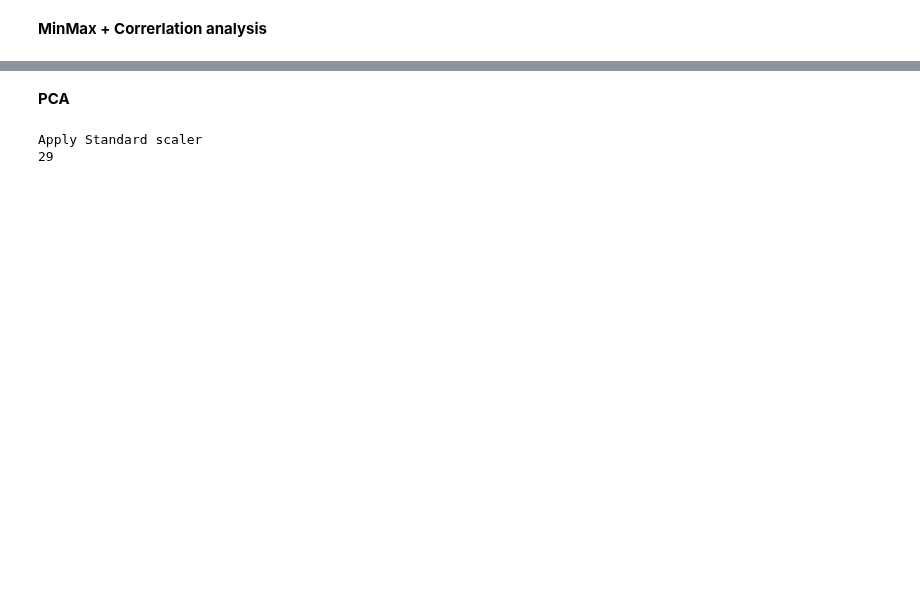
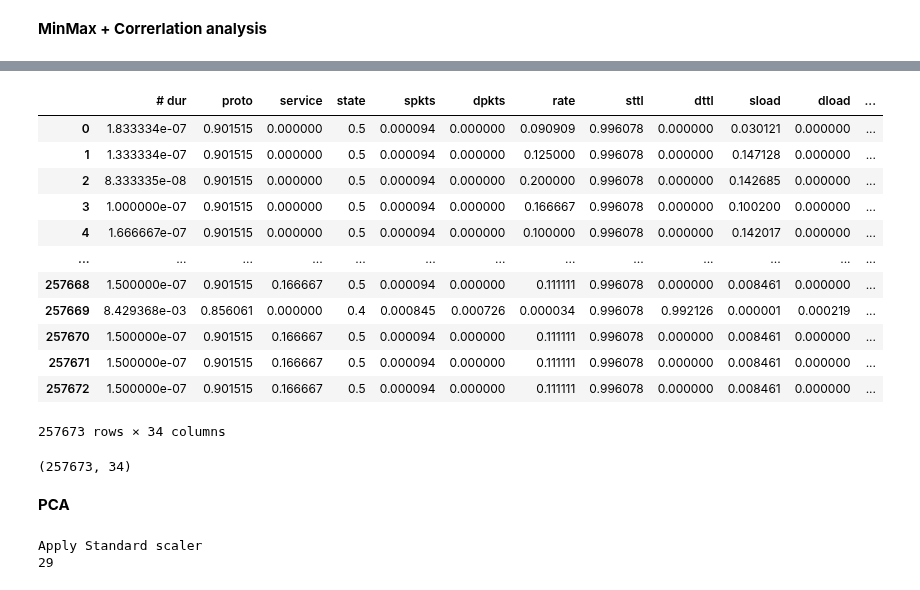
Before and after one commit to divyaKh/CMPE255Project, a Jupyter notebook: 4.Preprocessing/pre_processing.ipynb, the cells around one changed output, grey strips where cells are left out. Cells and saved outputs as stored; diff of their text form; code cells hidden in the pictures; blank space fills up the shorter version.

```diff
--- a/4.Preprocessing/pre_processing.ipynb
+++ b/4.Preprocessing/pre_processing.ipynb
@@ -207,3 +228,23 @@ df.to_csv('dataset_minmax_corr.csv', index=False)
+# %%
+df
+# %% [output]
+|  | # dur | proto | service | state | spkts | dpkts | rate | sttl | dttl | sload | dload | ... |
+| 0 | 1.833334e-07 | 0.901515 | 0.000000 | 0.5 | 0.000094 | 0.000000 | 0.090909 | 0.996078 | 0.000000 | 0.030121 | 0.000000 | ... |
+| 1 | 1.333334e-07 | 0.901515 | 0.000000 | 0.5 | 0.000094 | 0.000000 | 0.125000 | 0.996078 | 0.000000 | 0.147128 | 0.000000 | ... |
+| 2 | 8.333335e-08 | 0.901515 | 0.000000 | 0.5 | 0.000094 | 0.000000 | 0.200000 | 0.996078 | 0.000000 | 0.142685 | 0.000000 | ... |
+| 3 | 1.000000e-07 | 0.901515 | 0.000000 | 0.5 | 0.000094 | 0.000000 | 0.166667 | 0.996078 | 0.000000 | 0.100200 | 0.000000 | ... |
+| 4 | 1.666667e-07 | 0.901515 | 0.000000 | 0.5 | 0.000094 | 0.000000 | 0.100000 | 0.996078 | 0.000000 | 0.142017 | 0.000000 | ... |
+| ... | ... | ... | ... | ... | ... | ... | ... | ... | ... | ... | ... | ... |
+| 257668 | 1.500000e-07 | 0.901515 | 0.166667 | 0.5 | 0.000094 | 0.000000 | 0.111111 | 0.996078 | 0.000000 | 0.008461 | 0.000000 | ... |
+| 257669 | 8.429368e-03 | 0.856061 | 0.000000 | 0.4 | 0.000845 | 0.000726 | 0.000034 | 0.996078 | 0.992126 | 0.000001 | 0.000219 | ... |
+| 257670 | 1.500000e-07 | 0.901515 | 0.166667 | 0.5 | 0.000094 | 0.000000 | 0.111111 | 0.996078 | 0.000000 | 0.008461 | 0.000000 | ... |
+| 257671 | 1.500000e-07 | 0.901515 | 0.166667 | 0.5 | 0.000094 | 0.000000 | 0.111111 | 0.996078 | 0.000000 | 0.008461 | 0.000000 | ... |
+| 257672 | 1.500000e-07 | 0.901515 | 0.166667 | 0.5 | 0.000094 | 0.000000 | 0.111111 | 0.996078 | 0.000000 | 0.008461 | 0.000000 | ... |
+257673 rows × 34 columns
+# %%
+df.shape
+# %% [output]
+(257673, 34)
 # %% [markdown]
 **PCA**
 # %%
```
Also changed, not shown: parts of 9 cells of this notebook.
